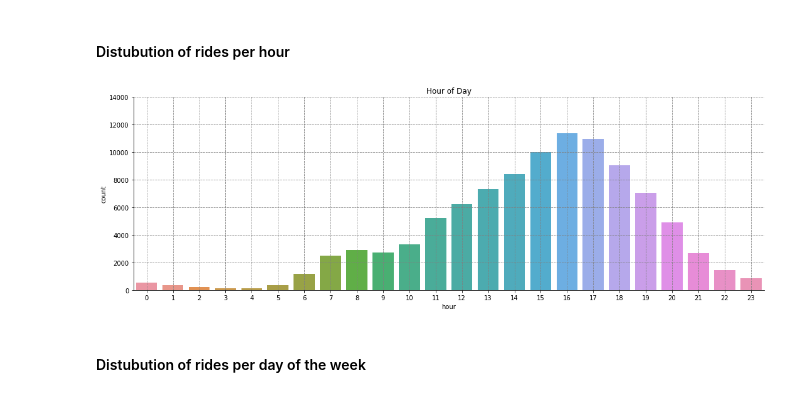
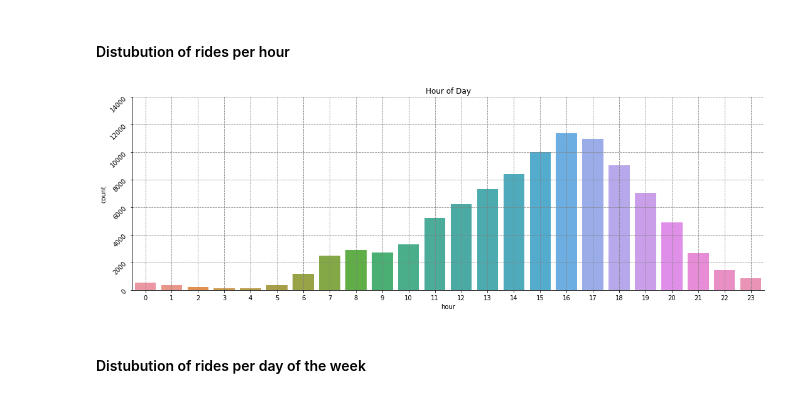
Before and after one commit to kelvinpurdom/HelsinkiCityBikes, a Jupyter notebook: notebooks/HelsinkiCityBikes.ipynb, the cells around one changed output. Drawn from its saved outputs; the diff is of its cells as text; code cells hidden in the pictures.

```diff
--- a/notebooks/HelsinkiCityBikes.ipynb
+++ b/notebooks/HelsinkiCityBikes.ipynb
@@ -313,13 +313,14 @@ df = extract_time_features(df)
 # %%
 sns.catplot(x="hour", kind="count", data=df.head(100000), height=5, aspect=3);
 sns.despine()
 plt.title('Hour of Day')
 plt.grid(linestyle="--", color='grey')
 plt.ylim(0,14000)
+plt.yticks(rotation=45)
 
 plt.show()
 # %% [output]
-[figure, old version]
+[figure, new version]
 # %% [markdown]
 #### Distubution of rides per day of the week
 # %%
```
Also changed, not shown: parts of 1 cell of this notebook.
